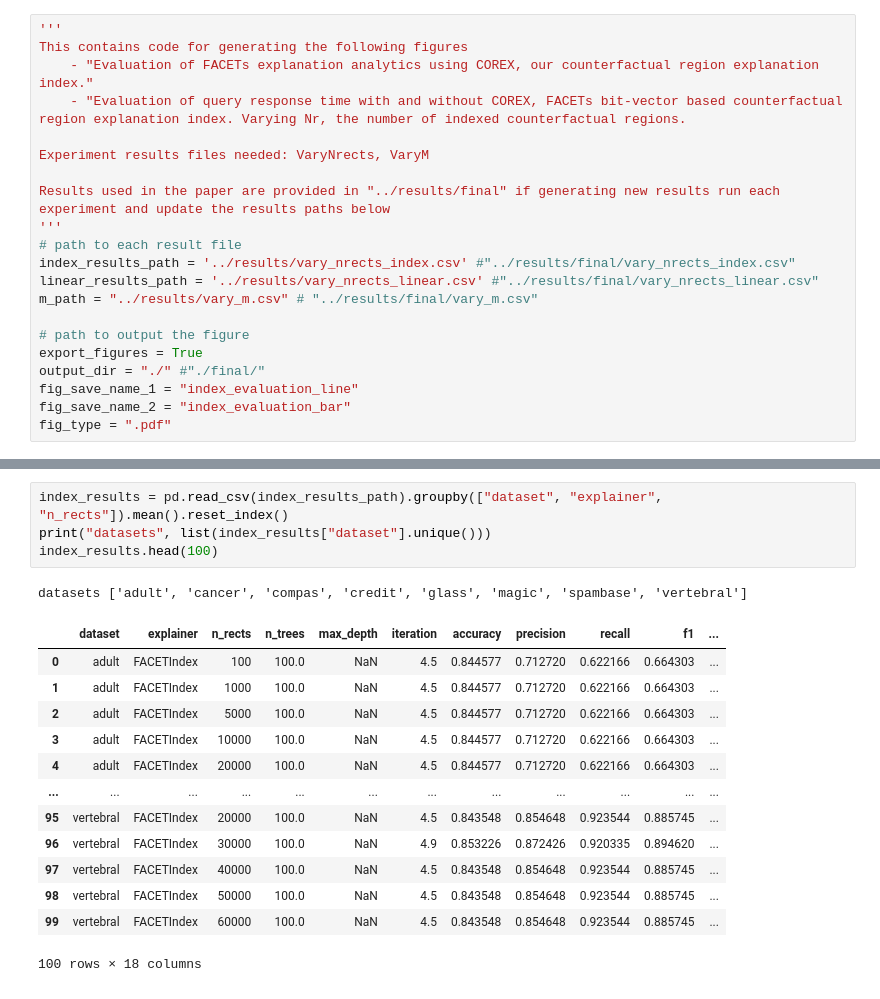
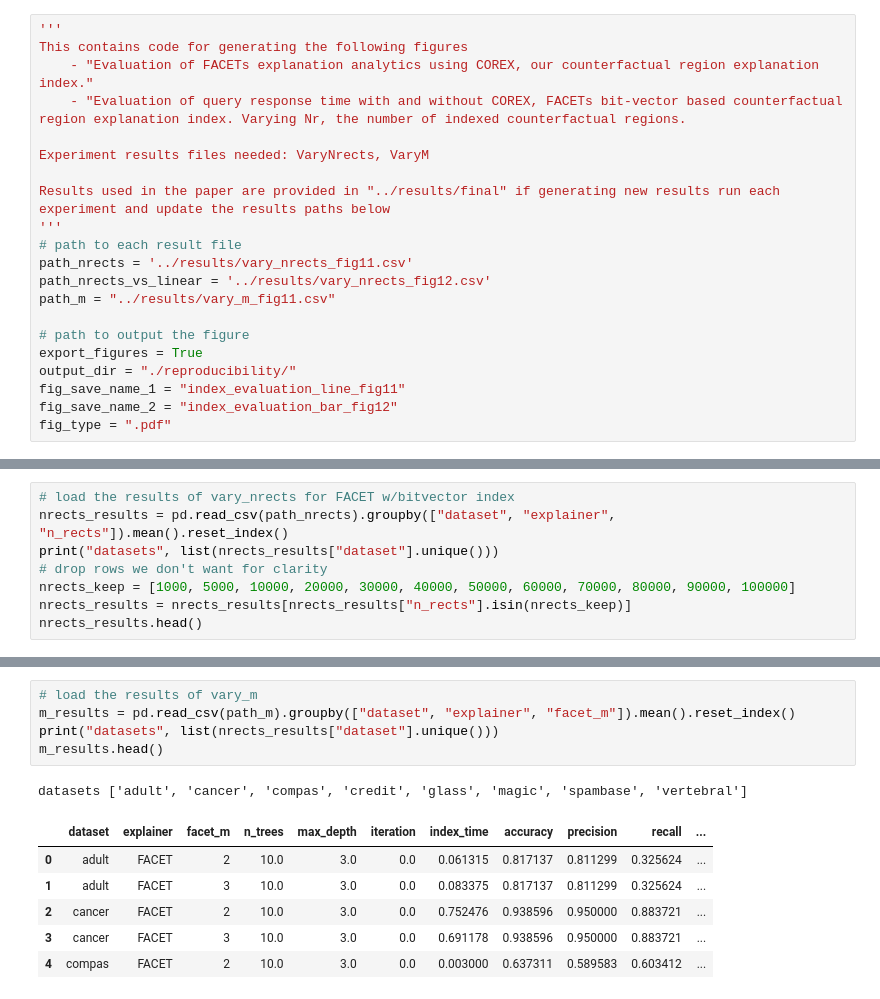
Before and after one commit to PeterVanNostrand/FACET, a Jupyter notebook: figures/index_evaluation.ipynb, the cells around one changed output, grey strips where cells are left out. Cells and saved outputs as stored; diff of their text form.

```diff
--- a/figures/index_evaluation.ipynb
+++ b/figures/index_evaluation.ipynb
@@ -9,15 +9,15 @@ Experiment results files needed: VaryNrects, VaryM
 Results used in the paper are provided in "../results/final" if generating new results run each experiment and update the results paths below
 '''
 # path to each result file
-index_results_path = '../results/vary_nrects_index.csv' #"../results/final/vary_nrects_index.csv"
-linear_results_path = '../results/vary_nrects_linear.csv' #"../results/final/vary_nrects_linear.csv"
-m_path = "../results/vary_m.csv" # "../results/final/vary_m.csv"
+path_nrects = '../results/vary_nrects_fig11.csv'
+path_nrects_vs_linear = '../results/vary_nrects_fig12.csv'
+path_m = "../results/vary_m_fig11.csv"
 
 # path to output the figure
 export_figures = True
-output_dir = "./" #"./final/"
-fig_save_name_1 = "index_evaluation_line"
-fig_save_name_2 = "index_evaluation_bar"
+output_dir = "./reproducibility/"
+fig_save_name_1 = "index_evaluation_line_fig11"
+fig_save_name_2 = "index_evaluation_bar_fig12"
 fig_type = ".pdf"
 # %%
 import os
@@ -37,3 +33,11 @@ sys.path.append(os.path.abspath("../"))
 plot_fontsize = 20
 if export_figures and not os.path.isdir(output_dir):
     os.makedirs(output_dir)
+# %%
+# load the results of vary_nrects for FACET w/bitvector index
+nrects_results = pd.read_csv(path_nrects).groupby(["dataset", "explainer", "n_rects"]).mean().reset_index()
+print("datasets", list(nrects_results["dataset"].unique()))
+# drop rows we don't want for clarity
+nrects_keep = [1000, 5000, 10000, 20000, 30000, 40000, 50000, 60000, 70000, 80000, 90000, 100000]
+nrects_results = nrects_results[nrects_results["n_rects"].isin(nrects_keep)]
+nrects_results.head()
@@ -40,19 +52,13 @@ if export_figures and not os.path.isdir(output_dir):
 # %%
-index_results = pd.read_csv(index_results_path).groupby(["dataset", "explainer", "n_rects"]).mean().reset_index()
-print("datasets", list(index_results["dataset"].unique()))
-index_results.head(100)
+# load the results of vary_m
+m_results = pd.read_csv(path_m).groupby(["dataset", "explainer", "facet_m"]).mean().reset_index()
+print("datasets", list(nrects_results["dataset"].unique()))
+m_results.head()
 # %% [output]
 datasets ['adult', 'cancer', 'compas', 'credit', 'glass', 'magic', 'spambase', 'vertebral']
-|  | dataset | explainer | n_rects | n_trees | max_depth | iteration | accuracy | precision | recall | f1 | ... |
-| 0 | adult | FACETIndex | 100 | 100.0 | NaN | 4.5 | 0.844577 | 0.712720 | 0.622166 | 0.664303 | ... |
-| 1 | adult | FACETIndex | 1000 | 100.0 | NaN | 4.5 | 0.844577 | 0.712720 | 0.622166 | 0.664303 | ... |
-| 2 | adult | FACETIndex | 5000 | 100.0 | NaN | 4.5 | 0.844577 | 0.712720 | 0.622166 | 0.664303 | ... |
-| 3 | adult | FACETIndex | 10000 | 100.0 | NaN | 4.5 | 0.844577 | 0.712720 | 0.622166 | 0.664303 | ... |
-| 4 | adult | FACETIndex | 20000 | 100.0 | NaN | 4.5 | 0.844577 | 0.712720 | 0.622166 | 0.664303 | ... |
-| ... | ... | ... | ... | ... | ... | ... | ... | ... | ... | ... | ... |
-| 95 | vertebral | FACETIndex | 20000 | 100.0 | NaN | 4.5 | 0.843548 | 0.854648 | 0.923544 | 0.885745 | ... |
-| 96 | vertebral | FACETIndex | 30000 | 100.0 | NaN | 4.9 | 0.853226 | 0.872426 | 0.920335 | 0.894620 | ... |
-| 97 | vertebral | FACETIndex | 40000 | 100.0 | NaN | 4.5 | 0.843548 | 0.854648 | 0.923544 | 0.885745 | ... |
-| 98 | vertebral | FACETIndex | 50000 | 100.0 | NaN | 4.5 | 0.843548 | 0.854648 | 0.923544 | 0.885745 | ... |
-| 99 | vertebral | FACETIndex | 60000 | 100.0 | NaN | 4.5 | 0.843548 | 0.854648 | 0.923544 | 0.885745 | ... |
+|  | dataset | explainer | facet_m | n_trees | max_depth | iteration | index_time | accuracy | precision | recall | ... |
+| 0 | adult | FACET | 2 | 10.0 | 3.0 | 0.0 | 0.061315 | 0.817137 | 0.811299 | 0.325624 | ... |
+| 1 | adult | FACET | 3 | 10.0 | 3.0 | 0.0 | 0.083375 | 0.817137 | 0.811299 | 0.325624 | ... |
+| 2 | cancer | FACET | 2 | 10.0 | 3.0 | 0.0 | 0.752476 | 0.938596 | 0.950000 | 0.883721 | ... |
+| 3 | cancer | FACET | 3 | 10.0 | 3.0 | 0.0 | 0.691178 | 0.938596 | 0.950000 | 0.883721 | ... |
+| 4 | compas | FACET | 2 | 10.0 | 3.0 | 0.0 | 0.003000 | 0.637311 | 0.589583 | 0.603412 | ... |
-100 rows × 18 columns
```
Also changed, not shown: parts of 18 cells of this notebook, 5 other files.
